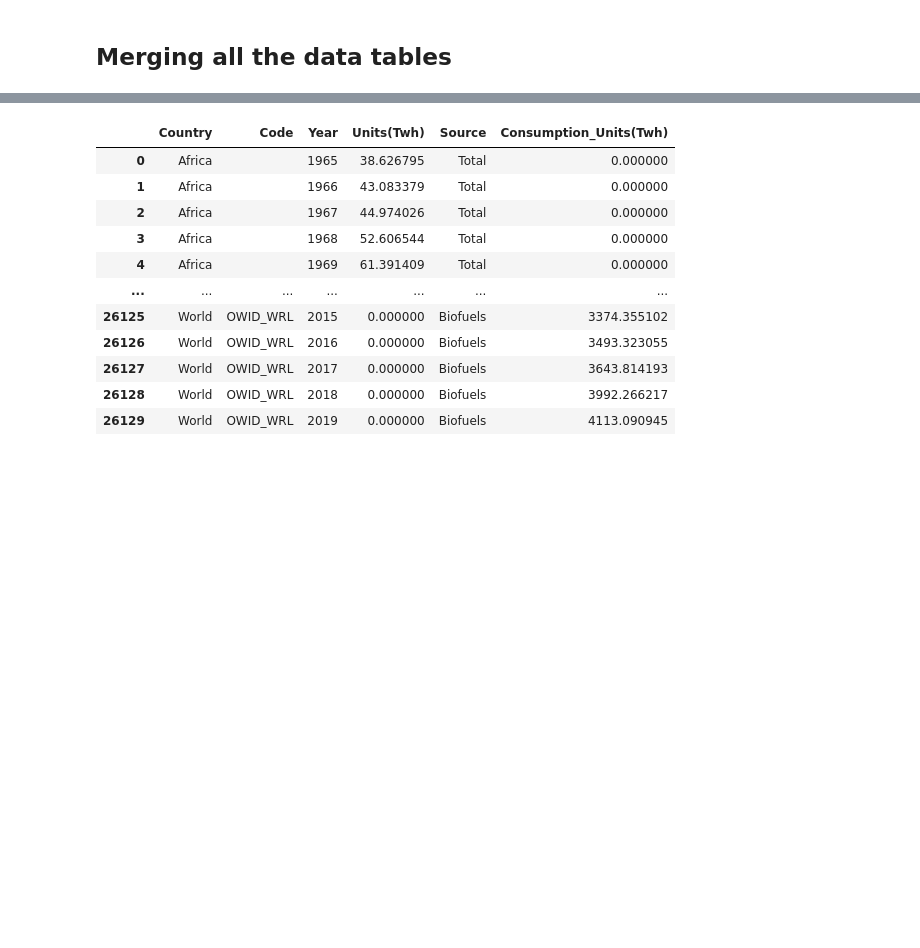
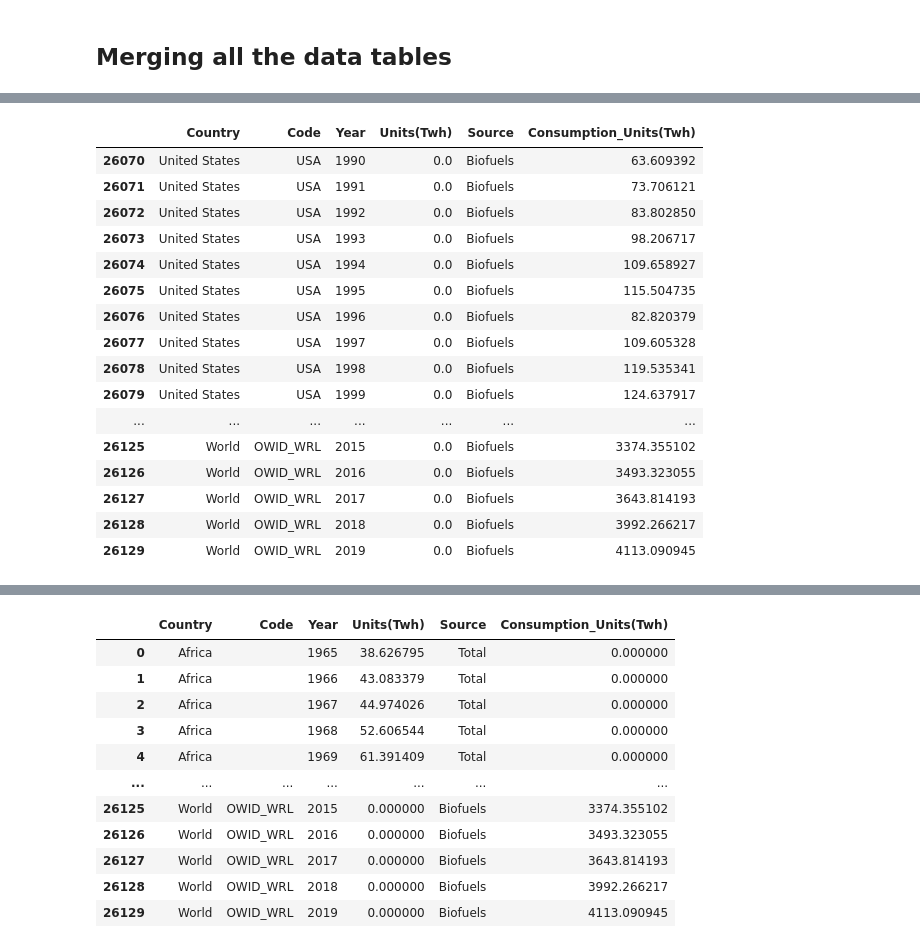
Before and after one commit to rshmnkgit/Energy-Phase-II, a Jupyter notebook: notebook/Energy_Cleanup_Functions.ipynb, the cells around one changed output, grey strips where cells are left out. Cells and saved outputs as stored; diff of their text form; code cells hidden in the pictures; blank space fills up the shorter version.

```diff
--- a/notebook/Energy_Cleanup_Functions.ipynb
+++ b/notebook/Energy_Cleanup_Functions.ipynb
@@ -255,0 +296,20 @@ srcshare_df = mergeEnergyData(data_path)
+# %%
+srcshare_df.tail(60)
+# %% [output]
+|  | Country | Code | Year | Units(Twh) | Source | Consumption_Units(Twh) |
+| 26070 | United States | USA | 1990 | 0.0 | Biofuels | 63.609392 |
+| 26071 | United States | USA | 1991 | 0.0 | Biofuels | 73.706121 |
+| 26072 | United States | USA | 1992 | 0.0 | Biofuels | 83.802850 |
+| 26073 | United States | USA | 1993 | 0.0 | Biofuels | 98.206717 |
+| 26074 | United States | USA | 1994 | 0.0 | Biofuels | 109.658927 |
+| 26075 | United States | USA | 1995 | 0.0 | Biofuels | 115.504735 |
+| 26076 | United States | USA | 1996 | 0.0 | Biofuels | 82.820379 |
+| 26077 | United States | USA | 1997 | 0.0 | Biofuels | 109.605328 |
+| 26078 | United States | USA | 1998 | 0.0 | Biofuels | 119.535341 |
+| 26079 | United States | USA | 1999 | 0.0 | Biofuels | 124.637917 |
+| ... | ... | ... | ... | ... | ... | ... |
+| 26125 | World | OWID_WRL | 2015 | 0.0 | Biofuels | 3374.355102 |
+| 26126 | World | OWID_WRL | 2016 | 0.0 | Biofuels | 3493.323055 |
+| 26127 | World | OWID_WRL | 2017 | 0.0 | Biofuels | 3643.814193 |
+| 26128 | World | OWID_WRL | 2018 | 0.0 | Biofuels | 3992.266217 |
+| 26129 | World | OWID_WRL | 2019 | 0.0 | Biofuels | 4113.090945 |
```
Also changed, not shown: parts of 5 cells of this notebook, 11 other files.
